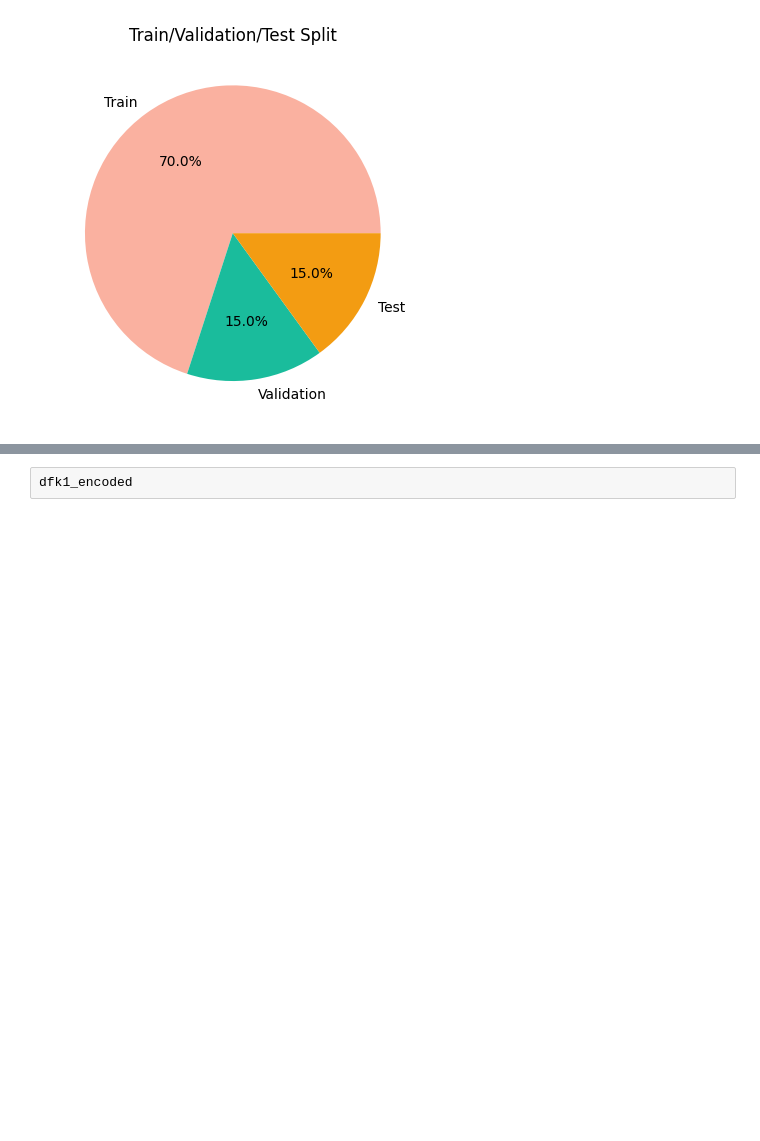
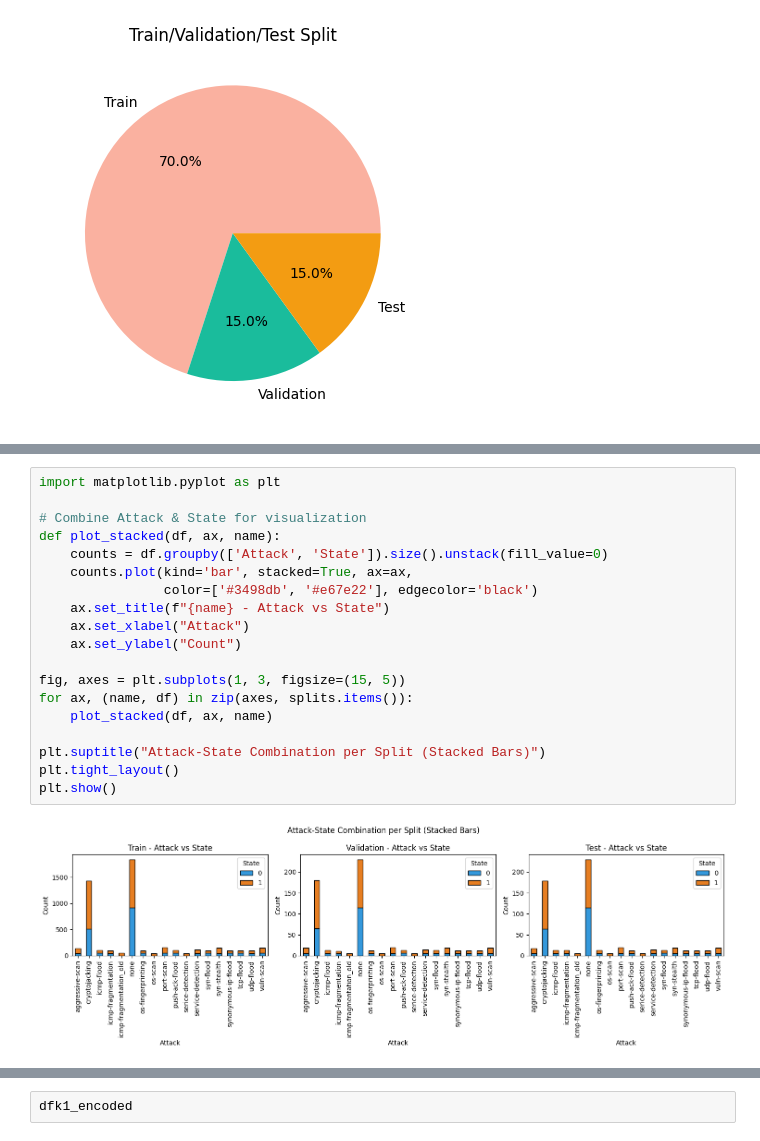
Before and after one commit to Sameer-Tahir/Project_DS, a Jupyter notebook: Data_Analysis/TTV_Split/Data_Split_TTV.ipynb, the cells around one changed output, grey strips where cells are left out. Drawn from its saved outputs; the diff is of its cells as text; blank space fills up the shorter version.

```diff
--- a/Data_Analysis/TTV_Split/Data_Split_TTV.ipynb
+++ b/Data_Analysis/TTV_Split/Data_Split_TTV.ipynb
@@ -122,0 +162,21 @@ plt.show()
+# %%
+import matplotlib.pyplot as plt
+
+# Combine Attack & State for visualization
+def plot_stacked(df, ax, name):
+    counts = df.groupby(['Attack', 'State']).size().unstack(fill_value=0)
+    counts.plot(kind='bar', stacked=True, ax=ax,
+                color=['#3498db', '#e67e22'], edgecolor='black')
+    ax.set_title(f"{name} - Attack vs State")
+    ax.set_xlabel("Attack")
+    ax.set_ylabel("Count")
+
+fig, axes = plt.subplots(1, 3, figsize=(15, 5))
+for ax, (name, df) in zip(axes, splits.items()):
+    plot_stacked(df, ax, name)
+
+plt.suptitle("Attack-State Combination per Split (Stacked Bars)")
+plt.tight_layout()
+plt.show()
+# %% [output]
+[figure, added]
```
Also changed, not shown: parts of 4 cells of this notebook.
